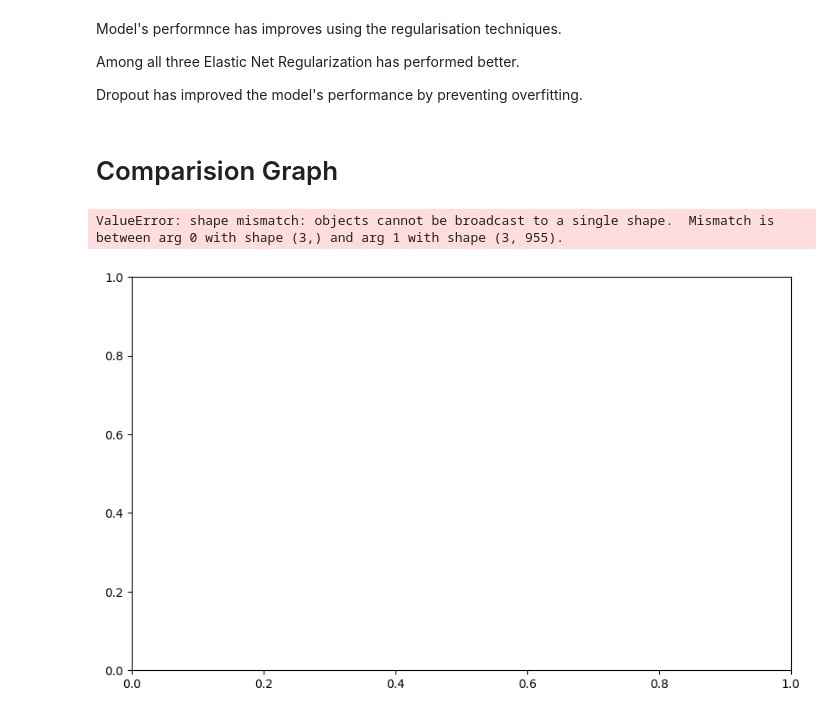
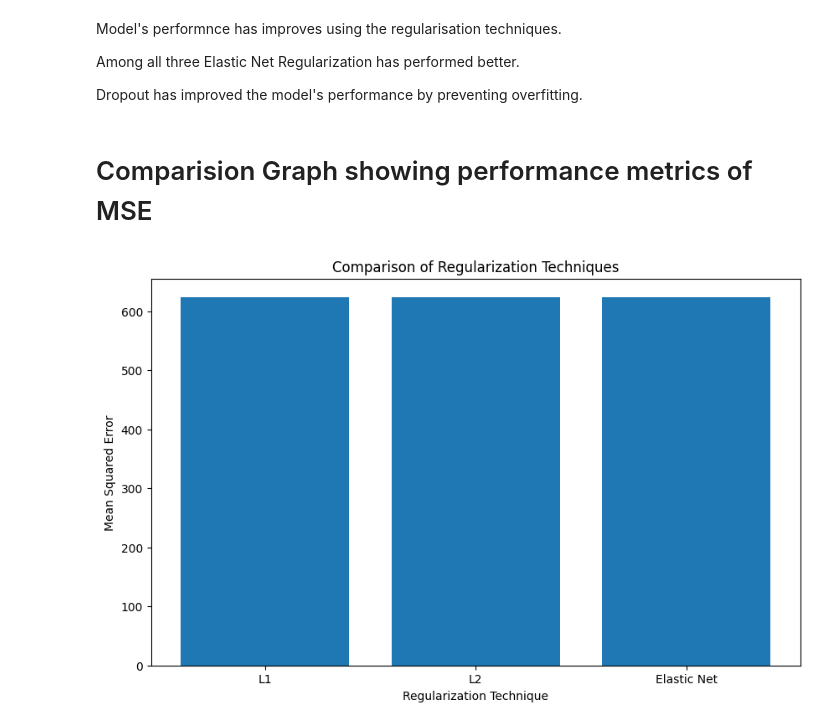
Before and after one commit to Aleena24/Deep-Learning, a Jupyter notebook: DL_test.ipynb, the cells around one changed output. Drawn from its saved outputs; the diff is of its cells as text; code cells hidden in the pictures.

```diff
--- a/DL_test.ipynb
+++ b/DL_test.ipynb
@@ -399,4 +399,4 @@ Among all three Elastic Net Regularization has performed better.
 
 Dropout has improved the model's performance by preventing overfitting.
 # %% [markdown]
-# Comparision Graph
+# Comparision Graph showing performance metrics of MSE
@@ -403,28 +408,17 @@ Dropout has improved the model's performance by preventing overfitting.
+# %%
+bar_heights = bar_heights[:3]
 # %%
-# prompt: generate a comparision graph showing the performnace metrics (MSE) for each regularization technique to visulaize their impact on model performnce
+plt.figure(figsize=(10, 6))
+bar_positions = [1, 2, 3]
+bar_heights = np.array(bar_heights).flatten()
 
-# Create a bar chart for the comparison
-plt.figure(figsize=(10, 6))
-
-# Set the bar positions on the x-axis
-bar_positions = [1, 2, 3]
-
-# Set the bar heights
-bar_heights = [l1_model_mse, l2_model_mse, en_model_mse]
-
-# Set the bar labels
 bar_labels = ['L1', 'L2', 'Elastic Net']
-
-# Create the bar chart
 plt.bar(bar_positions, bar_heights, tick_label=bar_labels)
 
-# Set the title and labels for the axes
 plt.title('Comparison of Regularization Techniques')
 plt.xlabel('Regularization Technique')
 plt.ylabel('Mean Squared Error')
 
-# Show the plot
 plt.show()
 # %% [output]
-ValueError: shape mismatch: objects cannot be broadcast to a single shape.  Mismatch is between arg 0 with shape (3,) and arg 1 with shape (3, 955).
-[figure, old version]
+[figure, new version]
```
Also changed, not shown: parts of 2 cells of this notebook.
